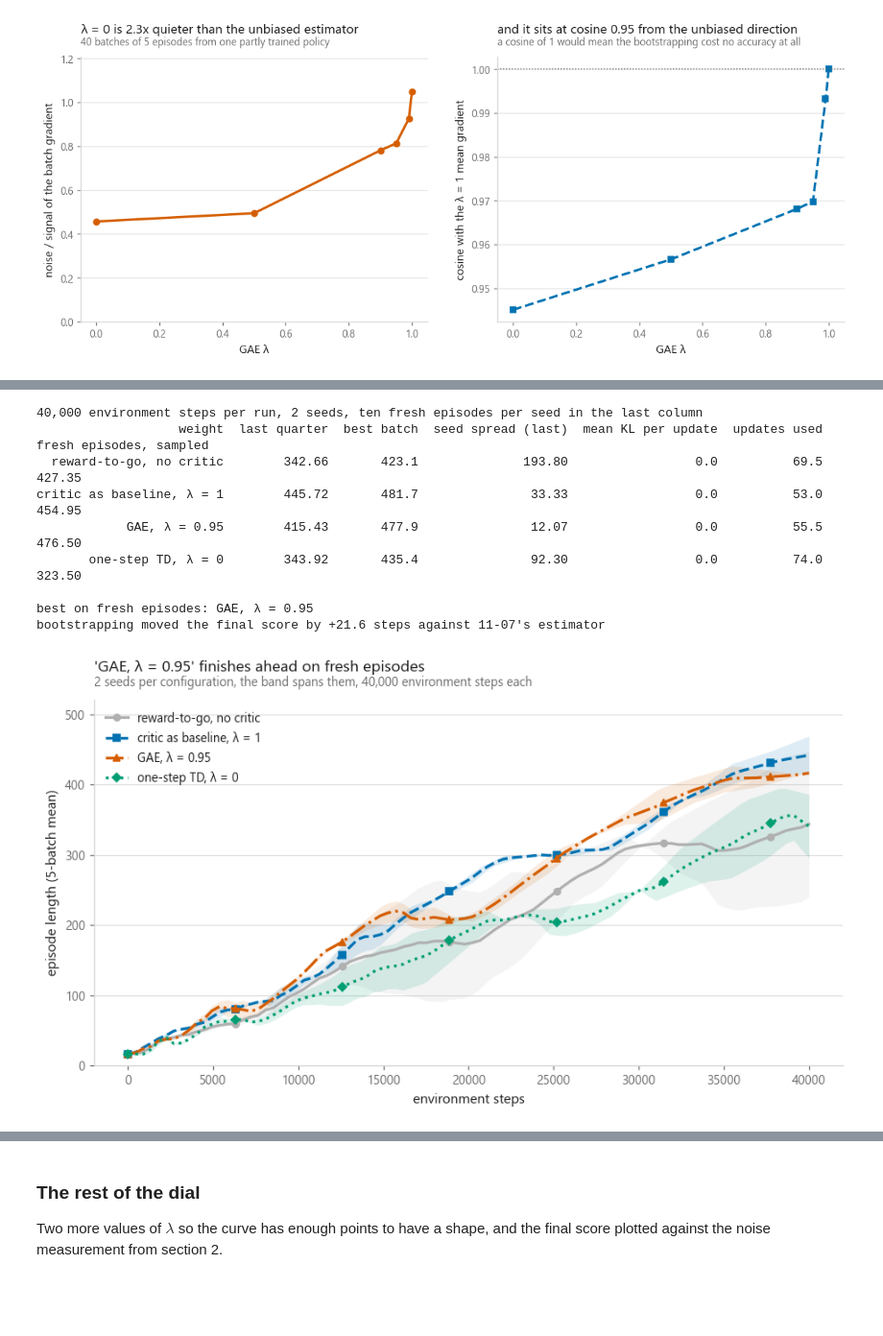
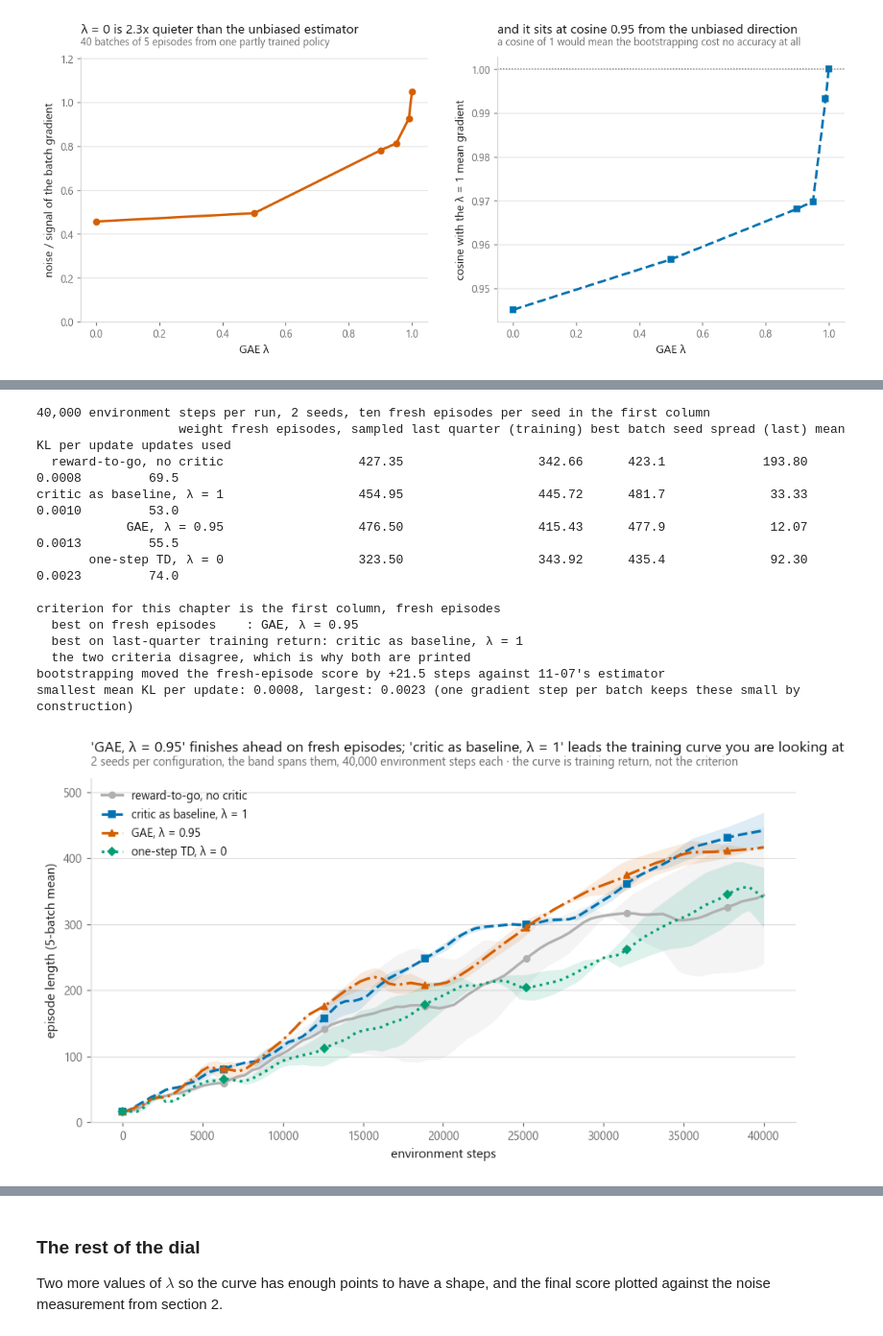
Before and after one commit to ELounissi/open-ml-notebooks, a Jupyter notebook: 11-reinforcement-learning/08-actor-critic-and-ppo/notebook.ipynb, the cells around one changed output, grey strips where cells are left out. Shown at 96% size. Drawn from its saved outputs; the diff is of its cells as text; code cells hidden in the pictures; blank space fills up the shorter version.

```diff
--- a/11-reinforcement-learning/08-actor-critic-and-ppo/notebook.ipynb
+++ b/11-reinforcement-learning/08-actor-critic-and-ppo/notebook.ipynb
@@ -589,55 +609,82 @@ def band(histories, window=5, column=1):
 
 summary = pd.DataFrame({
     "weight": list(CONFIGS),
-    "last quarter": [np.mean([np.interp(GRID[-22:], runs[n, s][:, 0], runs[n, s][:, 1]).mean()
-                              for s in SEEDS]) for n in CONFIGS],
+    "fresh episodes, sampled": [np.mean([evaluate_policy(models[n, s], 500 + s) for s in SEEDS])
+                                for n in CONFIGS],
+    "last quarter (training)": [np.mean([np.interp(GRID[-22:], runs[n, s][:, 0],
+                                                   runs[n, s][:, 1]).mean()
+                                         for s in SEEDS]) for n in CONFIGS],
     "best batch": [np.mean([runs[n, s][:, 1].max() for s in SEEDS]) for n in CONFIGS],
     "seed spread (last)": [abs(runs[n, SEEDS[0]][-6:, 1].mean()
                                - runs[n, SEEDS[1]][-6:, 1].mean()) for n in CONFIGS],
     "mean KL per update": [np.mean([runs[n, s][:, 2].mean() for s in SEEDS]) for n in CONFIGS],
     "updates used": [np.mean([len(runs[n, s]) for s in SEEDS]) for n in CONFIGS],
-    "fresh episodes, sampled": [np.mean([evaluate_policy(models[n, s], 500 + s) for s in SEEDS])
-                                for n in CONFIGS],
-}).round(2)
+})
+
+# One format per column, not one for the frame. A blanket round(2) here silently
+# prints the KL column as zeros, because a typical per-update KL is a few
+# thousandths and rounding to two places destroys it.
+SUMMARY_FORMATS = {
+    "fresh episodes, sampled": "{:.2f}".format,
+    "last quarter (training)": "{:.2f}".format,
+    "best batch": "{:.1f}".format,
+    "seed spread (last)": "{:.2f}".format,
+    "mean KL per update": "{:.4f}".format,
+    "updates used": "{:.1f}".format,
+}
 
 print(f"{STEP_BUDGET:,} environment steps per run, {len(SEEDS)} seeds, "
-      f"ten fresh episodes per seed in the last column")
-print(summary.to_string(index=False))
+      f"ten fresh episodes per seed in the first column")
+print(summary.to_string(index=False, formatters=SUMMARY_FORMATS))
 
 best_config = summary.loc[summary["fresh episodes, sampled"].idxmax(), "weight"]
+best_training = summary.loc[summary["last quarter (training)"].idxmax(), "weight"]
 mc_row = summary.set_index("weight").loc["critic as baseline, λ = 1"]
 gae_row = summary.set_index("weight").loc["GAE, λ = 0.95"]
-print(f"\nbest on fresh episodes: {best_config}")
-print(f"bootstrapping moved the final score by "
+print(f"\ncriterion for this chapter is the first column, fresh episodes")
+print(f"  best on fresh episodes    : {best_config}")
+print(f"  best on last-quarter training return: {best_training}")
+if best_config != best_training:
+    print(f"  the two criteria disagree, which is why both are printed")
+print(f"bootstrapping moved the fresh-episode score by "
       f"{gae_row['fresh episodes, sampled'] - mc_row['fresh episodes, sampled']:+.1f} steps "
       f"against 11-07's estimator")
+print(f"smallest mean KL per update: {summary['mean KL per update'].min():.4f}, "
+      f"largest: {summary['mean KL per update'].max():.4f} "
+      f"(one gradient step per batch keeps these small by construction)")
 # %% [output]
-40,000 environment steps per run, 2 seeds, ten fresh episodes per seed in the last column
-                   weight  last quarter  best batch  seed spread (last)  mean KL per update  updates used  fresh episodes, sampled
-  reward-to-go, no critic        342.66       423.1              193.80                 0.0          69.5                   427.35
-critic as baseline, λ = 1        445.72       481.7               33.33                 0.0          53.0                   454.95
-            GAE, λ = 0.95        415.43       477.9               12.07                 0.0          55.5                   476.50
-       one-step TD, λ = 0        343.92       435.4               92.30                 0.0          74.0                   323.50
+40,000 environment steps per run, 2 seeds, ten fresh episodes per seed in the first column
+                   weight fresh episodes, sampled last quarter (training) best batch seed spread (last) mean KL per update updates used
+  reward-to-go, no critic                  427.35                  342.66      423.1             193.80             0.0008         69.5
+critic as baseline, λ = 1                  454.95                  445.72      481.7              33.33             0.0010         53.0
+            GAE, λ = 0.95                  476.50                  415.43      477.9              12.07             0.0013         55.5
+       one-step TD, λ = 0                  323.50                  343.92      435.4              92.30             0.0023         74.0
 
-best on fresh episodes: GAE, λ = 0.95
-bootstrapping moved the final score by +21.6 steps against 11-07's estimator
+criterion for this chapter is the first column, fresh episodes
+  best on fresh episodes    : GAE, λ = 0.95
+  best on last-quarter training return: critic as baseline, λ = 1
+  the two criteria disagree, which is why both are printed
+bootstrapping moved the fresh-episode score by +21.5 steps against 11-07's estimator
+smallest mean KL per update: 0.0008, largest: 0.0023 (one gradient step per batch keeps these small by construction)
 # %%
 colours = [style.NEUTRAL, style.PALETTE[0], style.HIGHLIGHT, style.PALETTE[2]]
 
 fig, ax = plt.subplots(figsize=(10.2, 5.0))
 for i, name in enumerate(CONFIGS):
     mean, low, high = band([runs[name, s] for s in SEEDS])
     ax.fill_between(GRID, low, high, color=colours[i], alpha=0.13, linewidth=0)
     ax.plot(GRID, mean, color=colours[i], lw=2.1, ls=style.DASHES[i], label=name,
             marker=style.MARKERS[i], markevery=14, markersize=5)
 ax.set_xlabel("environment steps")
 ax.set_ylabel("episode length (5-batch mean)")
 ax.set_ylim(0, 520)
 ax.legend(loc="upper left", fontsize=9.5)
 style.title(ax,
-            f"'{best_config}' finishes ahead on fresh episodes",
+            f"'{best_config}' finishes ahead on fresh episodes; "
+            f"'{best_training}' leads the training curve you are looking at",
             f"{len(SEEDS)} seeds per configuration, the band spans them, "
-            f"{STEP_BUDGET:,} environment steps each")
+            f"{STEP_BUDGET:,} environment steps each · the curve is training return, "
+            f"not the criterion")
 style.save(fig, FIG / "fig-02-estimators.png")
 # %% [output]
-[figure, old version]
+[figure, new version]
```
Also changed, not shown: parts of 12 cells of this notebook, 2 other files.
